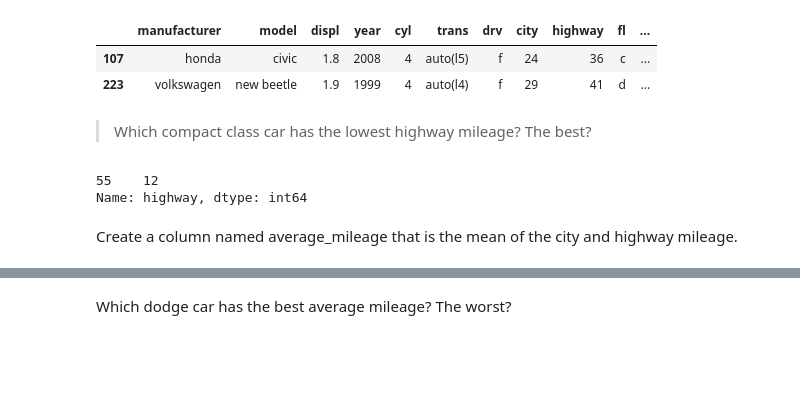
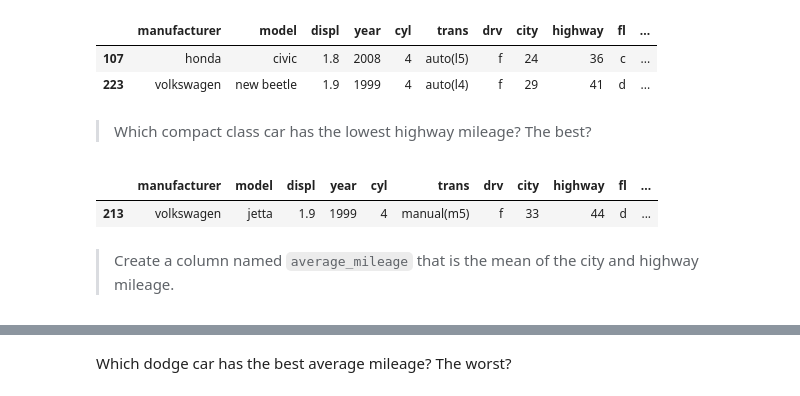
Before and after one commit to Promeos/numpy-pandas-visualization-exercises, a Jupyter notebook: dataframes.ipynb, the cells around one changed output, grey strips where cells are left out. Cells and saved outputs as stored; diff of their text form; code cells hidden in the pictures; blank space fills up the shorter version.

```diff
--- a/dataframes.ipynb
+++ b/dataframes.ipynb
@@ -291,12 +291,11 @@ df_mpg[df.mileage_difference == max(df_mpg.mileage_difference)]
 | 223 | volkswagen | new beetle | 1.9 | 1999 | 4 | auto(l4) | f | 29 | 41 | d | ... |
 # %% [markdown]
 > Which compact class car has the lowest highway mileage? The best?
-# %%
-# df_mpg[(df_mpg['class'] == 'compact') & (df_mpg.highway.nsmallest())]
-
-df_mpg.highway.nsmallest(1)
-# %% [output]
-55    12
-Name: highway, dtype: int64
+# %%
+lowest_highway_mileage = df_mpg[(df_mpg['class'] == 'compact')].sort_values(by='highway').head(1)
+highest_highway_mileage = df_mpg[df_mpg['class'] == 'compact'].sort_values(by='highway').tail(1)
+# %% [output]
+|  | manufacturer | model | displ | year | cyl | trans | drv | city | highway | fl | ... |
+| 213 | volkswagen | jetta | 1.9 | 1999 | 4 | manual(m5) | f | 33 | 44 | d | ... |
 # %% [markdown]
-Create a column named average_mileage that is the mean of the city and highway mileage.
+> Create a column named `average_mileage` that is the mean of the city and highway mileage.
```
Also changed, not shown: parts of 24 cells of this notebook.
